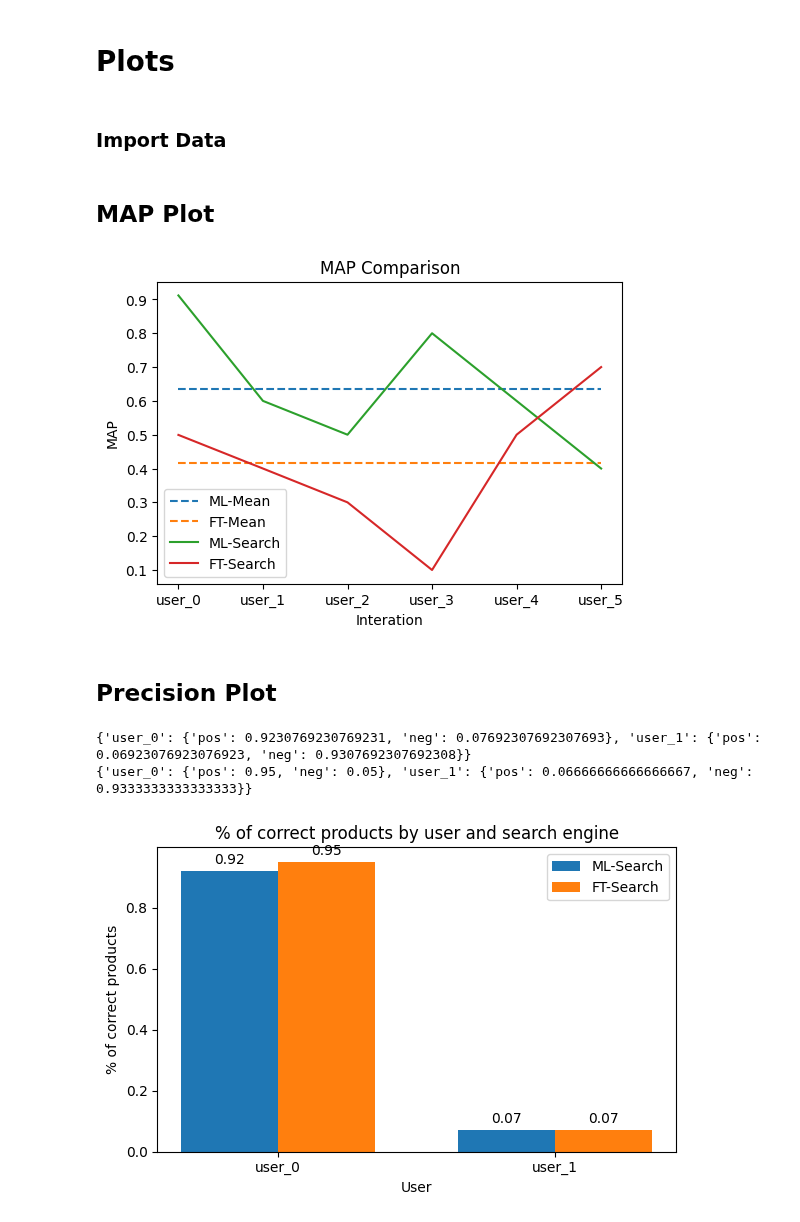
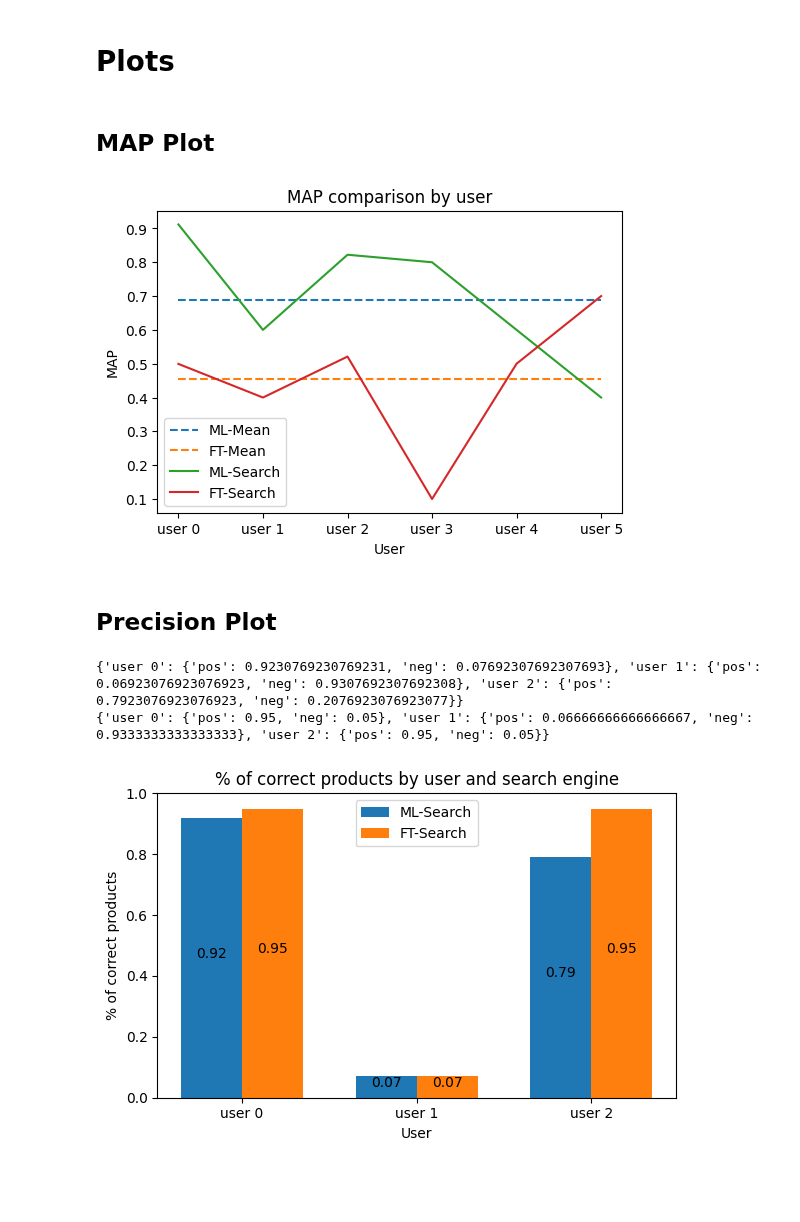
Before and after one commit to xD33m/BA_Jupyter_Notebook, a Jupyter notebook: search_engine_evaluation.ipynb, the cells around one changed output. Drawn from its saved outputs; the diff is of its cells as text; code cells hidden in the pictures; blank space fills up the shorter version.

```diff
--- a/search_engine_evaluation.ipynb
+++ b/search_engine_evaluation.ipynb
@@ -187,10 +232,7 @@ print(calc_precision_at_k(jsonTest, 5))
 # %%
 import json
+import copy
+
 file = r"C:\\Users\\lucas\\Documents\\Github\\BA_Search_Engine\\backend\\repository\\data\\metrics.json"
-def load_metrics():
-
-    with open(file, 'r') as f:
-        data = json.load(f)
-    return data
-
-data = load_metrics()
+with open(file, encoding="utf8") as json_file:
+    data = json.load(json_file)
@@ -366,8 +345,6 @@ ValueError: invalid literal for int() with base 10: 'b2db7cb645dd416b87cf8ec8e66
 import numpy as np
 import matplotlib.pyplot as plt
 %matplotlib inline
-# %% [markdown]
-### Import Data
 # %%
 import json
 import copy
@@ -388,27 +365,25 @@ for user in data:
     ml_user_metrics = data[user]['ml']['metrics']
     ft_user_metrics = data[user]['ft']['metrics']
 
-    ml_map_metrics[f"user_{count}"] = ml_user_metrics['map']
-    ft_map_metrics[f"user_{count}"] = ft_user_metrics['map']
+    ml_map_metrics[f"user {count}"] = ml_user_metrics['map']
+    ft_map_metrics[f"user {count}"] = ft_user_metrics['map']
     count += 1
 
 
-ml_map_metrics['user_2'] = 0.5
-ml_map_metrics['user_3'] = 0.8
-ml_map_metrics['user_4'] = 0.6
-ml_map_metrics['user_5'] = 0.4
+ml_map_metrics['user 3'] = 0.8
+ml_map_metrics['user 4'] = 0.6
+ml_map_metrics['user 5'] = 0.4
 
-ft_map_metrics['user_2'] = 0.3
-ft_map_metrics['user_3'] = 0.1
-ft_map_metrics['user_4'] = 0.5
-ft_map_metrics['user_5'] = 0.7
+ft_map_metrics['user 3'] = 0.1
+ft_map_metrics['user 4'] = 0.5
+ft_map_metrics['user 5'] = 0.7
 
 
 fig, ax = plt.subplots()
 
-plt.xlabel('Interation')
+plt.xlabel('User')
 plt.ylabel('MAP')
-plt.title('MAP Comparison')
+plt.title('MAP comparison by user')
 
 ml_x = list(ml_map_metrics.keys())
 ml_y = list(ml_map_metrics.values())
@@ -431,7 +406,7 @@ plt.legend()
 
 fig.savefig('plots/map_plot.png', bbox_inches='tight')
 # %% [output]
-[figure, old version]
+[figure, new version]
 # %% [markdown]
 ## Precision Plot
 # %%
@@ -444,7 +419,7 @@ for user in data:
 
     for query in ml_user_rating:
         for product in ml_user_rating[query]:
-            user_num = f"user_{count}"
+            user_num = f"user {count}"
             if user_num not in ml_pos_neg:
                 ml_pos_neg[user_num] = {}
             if product['rating'] == 1:
@@ -460,7 +435,7 @@ for user in data:
 
     for query in ft_user_rating:
         for product in ft_user_rating[query]:
-            user_num = f"user_{count}"
+            user_num = f"user {count}"
             if user_num not in ft_pos_neg:
                 ft_pos_neg[user_num] = {}
             if product['rating'] == 1:
@@ -489,38 +464,42 @@ print(ml_pos_neg)
 print(ft_pos_neg)
 
 ml_pos = [round(float(ml_pos_neg[i]['pos']), 2) for i in ml_pos_neg]
 # ml_neg = [ml_pos_neg[i]['neg'] for i in ml_pos_neg]
 # ml_neg = [ -x for x in ml_neg ]
 
 ft_pos = [round(float(ft_pos_neg[i]['pos']), 2) for i in ft_pos_neg]
 # ft_neg = [ft_pos_neg[i]['neg'] for i in ft_pos_neg]
 # ft_neg = [ -x for x in ft_neg ]
 
 labels = list(ml_pos_neg.keys())
 x = np.arange(len(labels))
 
 width = 0.35
 
 fig, ax = plt.subplots()
 rect1 = ax.bar(x - width/2, ml_pos, width, label='ML-Search')
 rect2 = ax.bar(x + width/2, ft_pos, width, label='FT-Search')
 
 ax.set_ylabel('% of correct products')
 ax.set_xlabel('User')
 ax.set_title('% of correct products by user and search engine')
 ax.set_xticks(x)
 ax.set_xticklabels(labels)
 ax.legend()
 
-ax.bar_label(rect1, padding=3)
-ax.bar_label(rect2, padding=3)
+ax.bar_label(rect1, padding=3, label_type='center', fmt='%g')
+ax.bar_label(rect2, padding=3, label_type='center')
+
+plt.ylim((0,1))
 
 fig.tight_layout()
 plt.show()
+
+fig.savefig('plots/precision_plot.png', bbox_inches='tight')
 # %% [output]
-{'user_0': {'pos': 0.9230769230769231, 'neg': 0.07692307692307693}, 'user_1': {'pos': 0.06923076923076923, 'neg': 0.9307692307692308}}
-{'user_0': {'pos': 0.95, 'neg': 0.05}, 'user_1': {'pos': 0.06666666666666667, 'neg': 0.9333333333333333}}
+{'user 0': {'pos': 0.9230769230769231, 'neg': 0.07692307692307693}, 'user 1': {'pos': 0.06923076923076923, 'neg': 0.9307692307692308}, 'user 2': {'pos': 0.7923076923076923, 'neg': 0.2076923076923077}}
+{'user 0': {'pos': 0.95, 'neg': 0.05}, 'user 1': {'pos': 0.06666666666666667, 'neg': 0.9333333333333333}, 'user 2': {'pos': 0.95, 'neg': 0.05}}
-[figure, old version]
+[figure, new version]
 # %%
 def fill_missing(metrics, query_count, fill_with):
     # list of all possible query indexes
```
Also changed, not shown: parts of 36 cells of this notebook.
